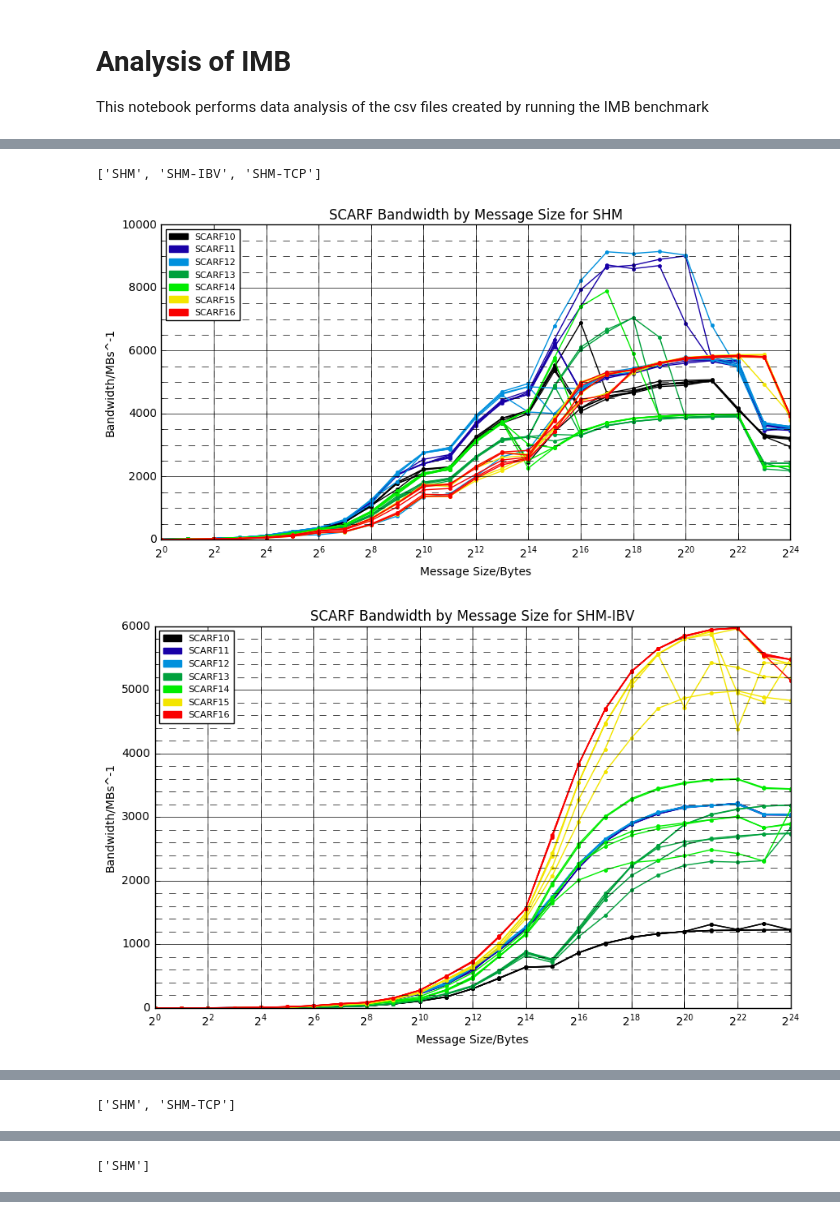
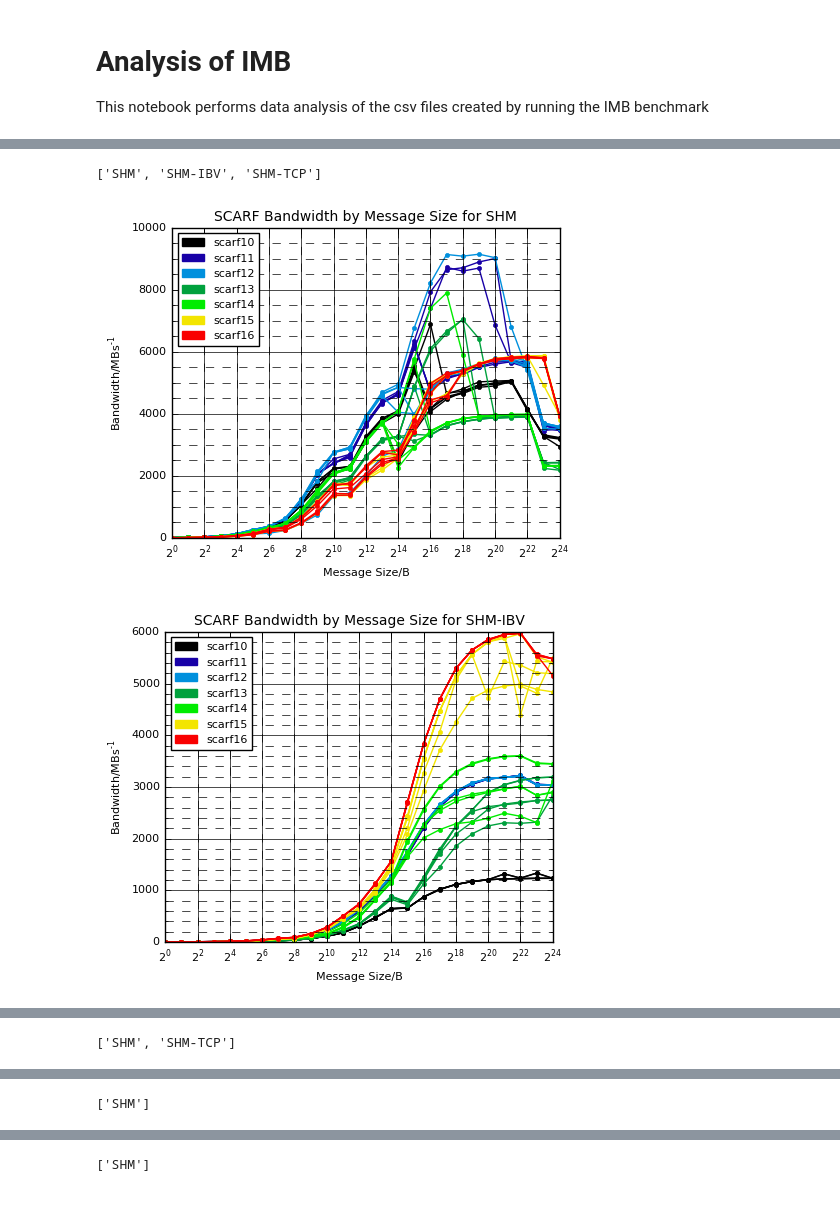
Before and after one commit to cal-id/SCD-Benchmark, a Jupyter notebook: Results/IMB_Notebooks/IMB_Analysis.ipynb, the cells around one changed output, grey strips where cells are left out. Drawn from its saved outputs; the diff is of its cells as text; code cells hidden in the pictures.

```diff
--- a/Results/IMB_Notebooks/IMB_Analysis.ipynb
+++ b/Results/IMB_Notebooks/IMB_Analysis.ipynb
@@ -8,12 +8,22 @@ import numpy as np
 import matplotlib.pyplot as plt
 import matplotlib.patches as mpatches
 import re
+
+# Standardise Fonts
+plt.rc('xtick', labelsize=8)
+plt.rc('ytick', labelsize=8)
+plt.rc('axes', titlesize=10)
+plt.rc("axes", labelsize=8)
+# %%
+MBPS = "$\mathregular{MBs^{-1}}$"
+USEC = "$\mathregular{\mu sec}$"
 # %%
 results = {
     "Cloud_IMB":[],
     "SCARF_IMB":[],
     "SCARF_IMB_CPUs": [],
-    "JASMIN_IMB":[]
+    "JASMIN_IMB":[],
+    "JASMIN_IMB_CPUs": []
 }
 
 for dataName in results:
@@ -70,42 +80,43 @@ for result in results["Cloud_IMB"]:
     result["Date Run"] = datetime.datetime.strptime(result["File Name"], "%Y%m%d_%H%M%S.out")
 
 # Make SCARF uppercase and map 'X-X' -> 'X'
-for name in ("SCARF_IMB", "JASMIN_IMB", "SCARF_IMB_CPUs"):
+for name in ("SCARF_IMB", "JASMIN_IMB", "SCARF_IMB_CPUs", "JASMIN_IMB_CPUs"):
     for result in results[name]:
-        result["Host Groups"] = result["Host Groups"].split("-")[0].upper()
+        result["Host Groups"] = result["Host Groups"].split("-")[0]
 # %%
 def plotBandwidth():
-    for name in ("SCARF_IMB", "JASMIN_IMB", "SCARF_IMB_CPUs"):
+    for name in ("SCARF_IMB", "JASMIN_IMB", "SCARF_IMB_CPUs", "JASMIN_IMB_CPUs"):
         protocols = sorted(set(row["Protocols Seen"] for row in results[name]))
         print(protocols)
         for prot in protocols:
             res = [row for row in results[name] if row["Protocols Seen"] == prot]
             hostgroups = sorted(set(row["Host Groups"] for row in res))
             clrMap = plt.get_cmap("nipy_spectral")
             legendHandles = []
+            plt.rcParams["figure.figsize"] = (5, 4)
             for index, hostgroup in enumerate(hostgroups):
                 clr = clrMap(index / len(hostgroups))
                 legendHandles.append(mpatches.Patch(color=clr, label=hostgroup))
             for index, row in enumerate(sorted(res, key=lambda el: el["File Name"])):
                 band = row["Bandwidths"]
                 clr = clrMap(hostgroups.index(row["Host Groups"]) / len(hostgroups))
                 clr = (clr[0], clr[1], clr[2], 1)
                 plt.plot(messageSizes, band, color=clr, marker=".", linestyle="-")
                 nodeNumbers = ",".join(re.findall("cn\d+", row["Hosts Used"]))
                 # legendHandles.append(mpatches.Patch(color=clr, label=nodeNumbers))
             plt.legend(handles=legendHandles, loc=2, ncol=1, fontsize=8)
-            plt.rcParams["figure.figsize"] = (10, 6)
             plt.xscale("log", basex=2)
+            # plt.yscale("log")
             plt.title("{} Bandwidth by Message Size for {}".format(name.split("_")[0], prot))
-            plt.xlabel("Message Size/Bytes")
-            plt.ylabel("Bandwidth/MBs^-1")
+            plt.xlabel("Message Size/B")
+            plt.ylabel("Bandwidth/" + MBPS)
             plt.grid(True, which="minor", linestyle="--")
             plt.grid(True, which="major", linestyle="-")
             plt.minorticks_on()
             plt.show()
 
 plotBandwidth()
 # %% [output]
 ['SHM', 'SHM-IBV', 'SHM-TCP']
-[figure, old version]
+[figure, new version]
-[figure, old version]
+[figure, new version]
@@ -117,0 +129 @@ plotBandwidth()
+['SHM']
```
Also changed, not shown: parts of 6 cells of this notebook, 1 other file.
